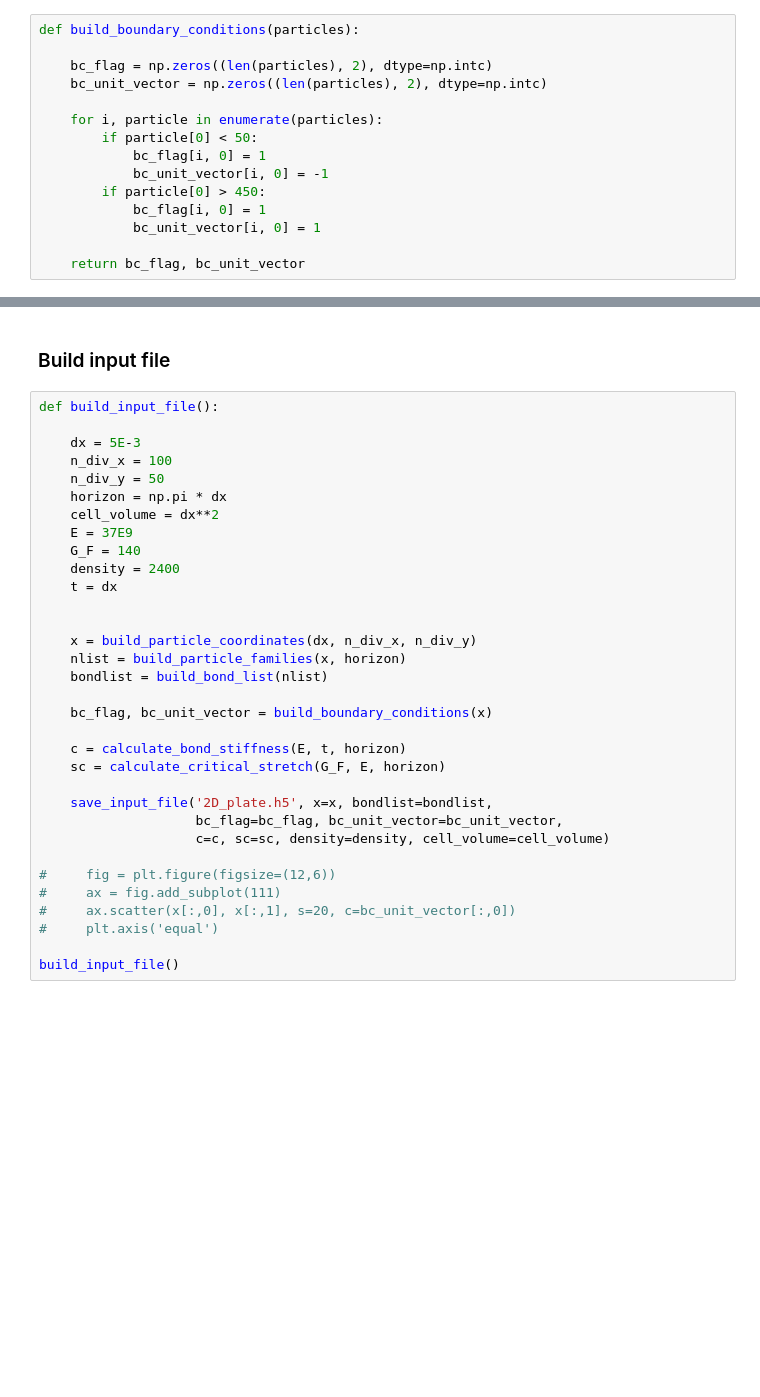
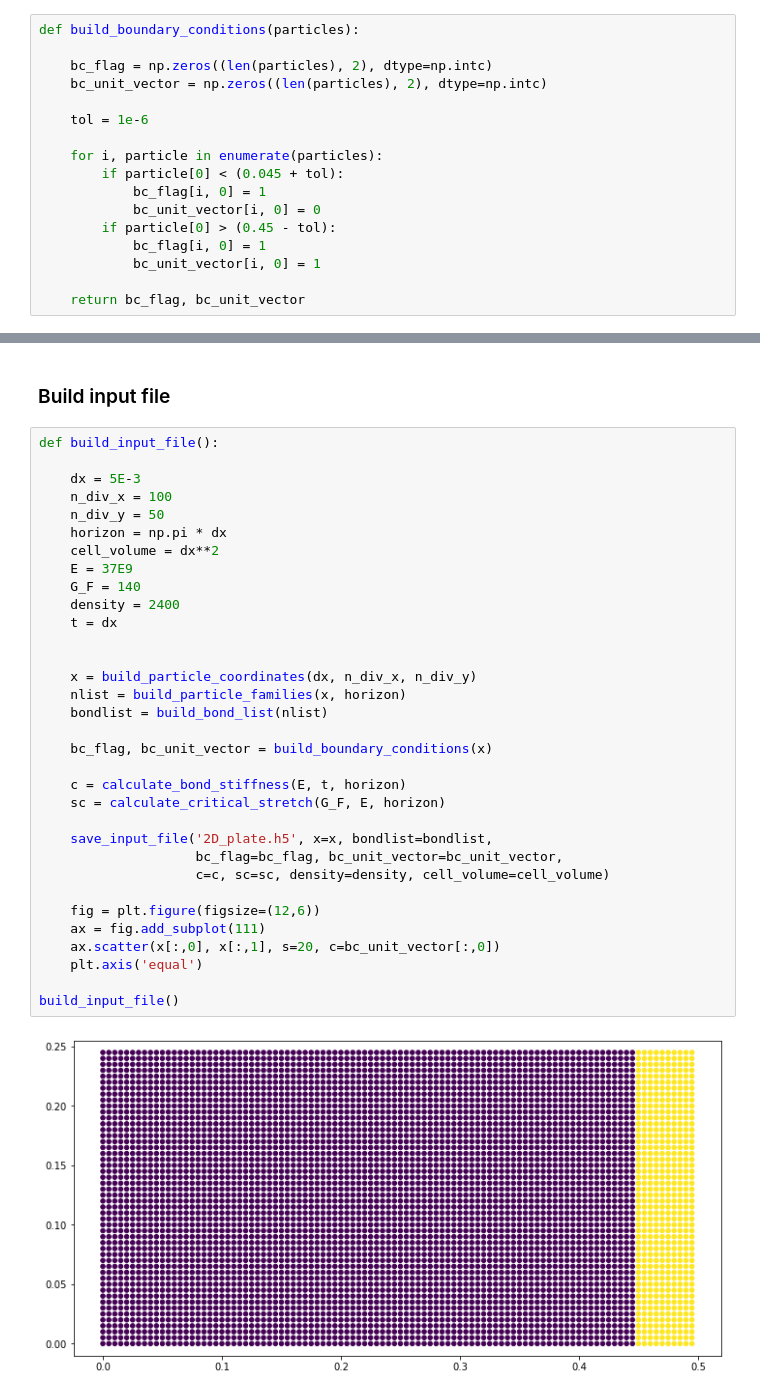
Before and after one commit to geonamsoil/LearnPeridynamics, a Jupyter notebook: input_file.ipynb, the cells around one changed output, grey strips where cells are left out. Cells and saved outputs as stored; diff of their text form; blank space fills up the shorter version.

```diff
--- a/input_file.ipynb
+++ b/input_file.ipynb
@@ -132,11 +132,13 @@ def build_boundary_conditions(particles):
     bc_flag = np.zeros((len(particles), 2), dtype=np.intc)
     bc_unit_vector = np.zeros((len(particles), 2), dtype=np.intc)
 
+    tol = 1e-6
+
     for i, particle in enumerate(particles):
-        if particle[0] < 50:
+        if particle[0] < (0.045 + tol):
             bc_flag[i, 0] = 1
-            bc_unit_vector[i, 0] = -1
-        if particle[0] > 450:
+            bc_unit_vector[i, 0] = 0
+        if particle[0] > (0.45 - tol):
             bc_flag[i, 0] = 1
             bc_unit_vector[i, 0] = 1
 
@@ -237,33 +239,35 @@ def write_array(write_path, dataset, array):
 # %%
 def build_input_file():
 
     dx = 5E-3
     n_div_x = 100
     n_div_y = 50
     horizon = np.pi * dx
     cell_volume = dx**2
     E = 37E9
     G_F = 140
     density = 2400
     t = dx
 
 
     x = build_particle_coordinates(dx, n_div_x, n_div_y)
     nlist = build_particle_families(x, horizon)
     bondlist = build_bond_list(nlist)
 
     bc_flag, bc_unit_vector = build_boundary_conditions(x)
 
     c = calculate_bond_stiffness(E, t, horizon)
     sc = calculate_critical_stretch(G_F, E, horizon)
 
     save_input_file('2D_plate.h5', x=x, bondlist=bondlist,
                     bc_flag=bc_flag, bc_unit_vector=bc_unit_vector,
                     c=c, sc=sc, density=density, cell_volume=cell_volume)
 
-#     fig = plt.figure(figsize=(12,6))
-#     ax = fig.add_subplot(111)
-#     ax.scatter(x[:,0], x[:,1], s=20, c=bc_unit_vector[:,0])
-#     plt.axis('equal')
+    fig = plt.figure(figsize=(12,6))
+    ax = fig.add_subplot(111)
+    ax.scatter(x[:,0], x[:,1], s=20, c=bc_unit_vector[:,0])
+    plt.axis('equal')
 
 build_input_file()
+# %% [output]
+[figure, added]
```
Also changed, not shown: 1 other file.
